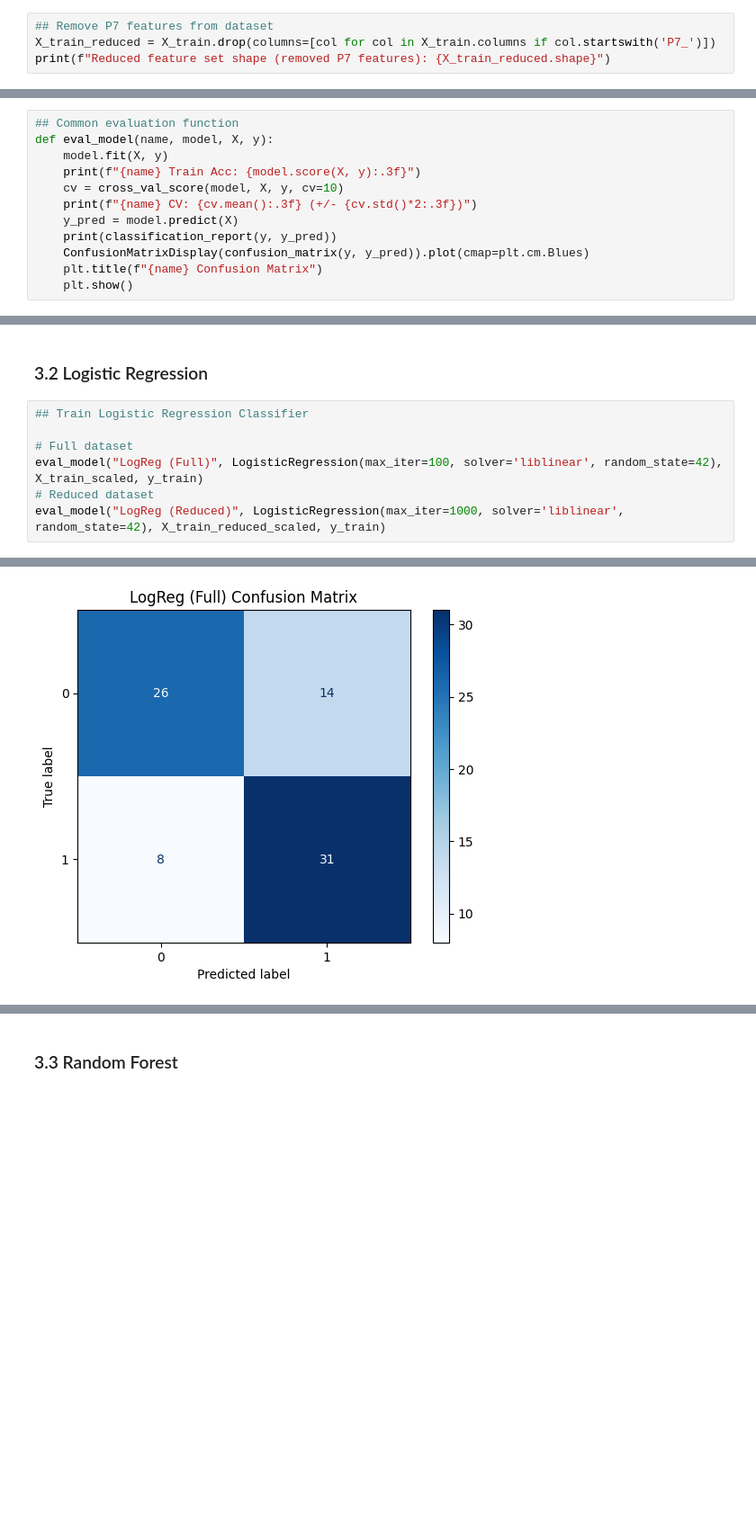
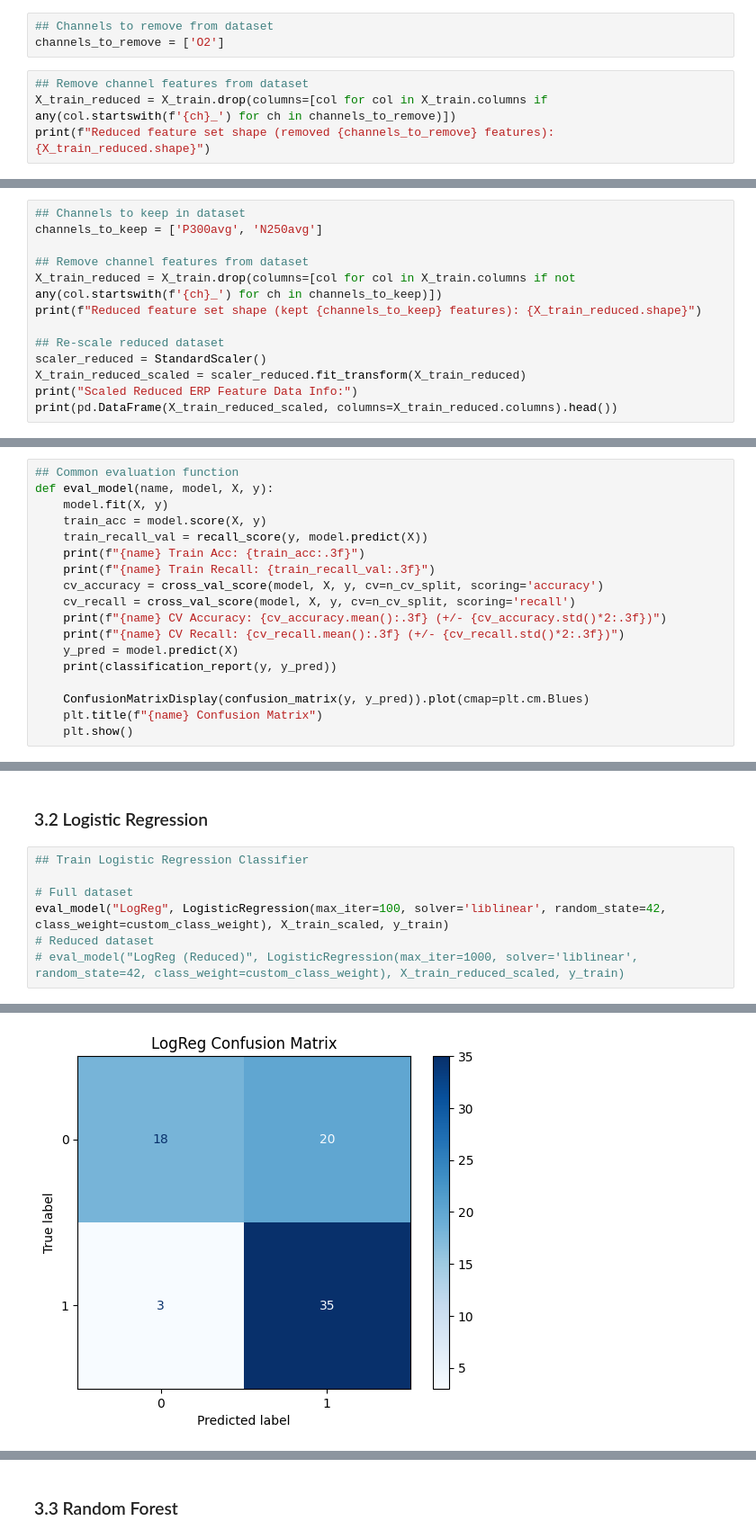
Before and after one commit to YouniPark/FYDP-rename_later-, a Jupyter notebook: poc/eeg_analysis/Classifier_Training.ipynb, the cells around one changed output, grey strips where cells are left out. Shown at 90% size. Cells and saved outputs as stored; diff of their text form; blank space fills up the shorter version.

```diff
--- a/poc/eeg_analysis/Classifier_Training.ipynb
+++ b/poc/eeg_analysis/Classifier_Training.ipynb
@@ -367,5 +383,8 @@ plt.show()
+# %%
+## Channels to remove from dataset
+channels_to_remove = ['O2']
 # %%
-## Remove P7 features from dataset
-X_train_reduced = X_train.drop(columns=[col for col in X_train.columns if col.startswith('P7_')])
-print(f"Reduced feature set shape (removed P7 features): {X_train_reduced.shape}")
+## Remove channel features from dataset
+X_train_reduced = X_train.drop(columns=[col for col in X_train.columns if any(col.startswith(f'{ch}_') for ch in channels_to_remove)])
+print(f"Reduced feature set shape (removed {channels_to_remove} features): {X_train_reduced.shape}")
 # %% [output]
@@ -547,0 +583,13 @@ Sigmoid performed better than regular, but otherwise the results were very simil
+# %%
+## Channels to keep in dataset
+channels_to_keep = ['P300avg', 'N250avg']
+
+## Remove channel features from dataset
+X_train_reduced = X_train.drop(columns=[col for col in X_train.columns if not any(col.startswith(f'{ch}_') for ch in channels_to_keep)])
+print(f"Reduced feature set shape (kept {channels_to_keep} features): {X_train_reduced.shape}")
+
+## Re-scale reduced dataset
+scaler_reduced = StandardScaler()
+X_train_reduced_scaled = scaler_reduced.fit_transform(X_train_reduced)
+print("Scaled Reduced ERP Feature Data Info:")
+print(pd.DataFrame(X_train_reduced_scaled, columns=X_train_reduced.columns).head())
@@ -558,11 +682,17 @@ import matplotlib.pyplot as plt
 ## Common evaluation function
 def eval_model(name, model, X, y):
     model.fit(X, y)
-    print(f"{name} Train Acc: {model.score(X, y):.3f}")
-    cv = cross_val_score(model, X, y, cv=10)
-    print(f"{name} CV: {cv.mean():.3f} (+/- {cv.std()*2:.3f})")
+    train_acc = model.score(X, y)
+    train_recall_val = recall_score(y, model.predict(X))
+    print(f"{name} Train Acc: {train_acc:.3f}")
+    print(f"{name} Train Recall: {train_recall_val:.3f}")
+    cv_accuracy = cross_val_score(model, X, y, cv=n_cv_split, scoring='accuracy')
+    cv_recall = cross_val_score(model, X, y, cv=n_cv_split, scoring='recall')
+    print(f"{name} CV Accuracy: {cv_accuracy.mean():.3f} (+/- {cv_accuracy.std()*2:.3f})")
+    print(f"{name} CV Recall: {cv_recall.mean():.3f} (+/- {cv_recall.std()*2:.3f})")
     y_pred = model.predict(X)
     print(classification_report(y, y_pred))
+
     ConfusionMatrixDisplay(confusion_matrix(y, y_pred)).plot(cmap=plt.cm.Blues)
     plt.title(f"{name} Confusion Matrix")
     plt.show()
@@ -604,7 +725,7 @@ weighted avg       0.82      0.82      0.82        79
 ## Train Logistic Regression Classifier
 
 # Full dataset
-eval_model("LogReg (Full)", LogisticRegression(max_iter=100, solver='liblinear', random_state=42), X_train_scaled, y_train)
+eval_model("LogReg", LogisticRegression(max_iter=100, solver='liblinear', random_state=42, class_weight=custom_class_weight), X_train_scaled, y_train)
 # Reduced dataset
-eval_model("LogReg (Reduced)", LogisticRegression(max_iter=1000, solver='liblinear', random_state=42), X_train_reduced_scaled, y_train)
+# eval_model("LogReg (Reduced)", LogisticRegression(max_iter=1000, solver='liblinear', random_state=42, class_weight=custom_class_weight), X_train_reduced_scaled, y_train)
 # %% [output]
@@ -621 +744 @@ weighted avg       0.73      0.72      0.72        79
-[figure, old version]
+[figure, new version]
```
Also changed, not shown: parts of 32 cells of this notebook, 2 other files.
